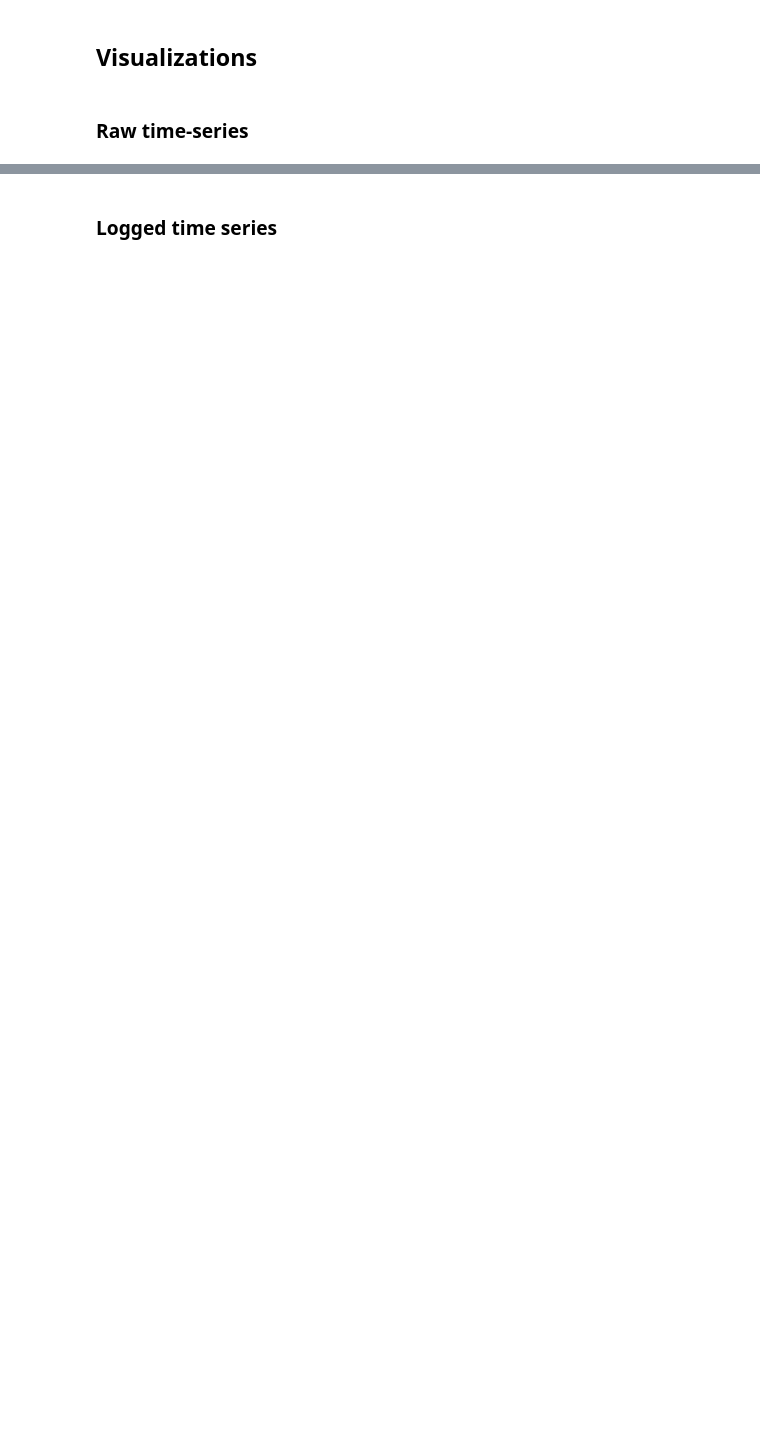
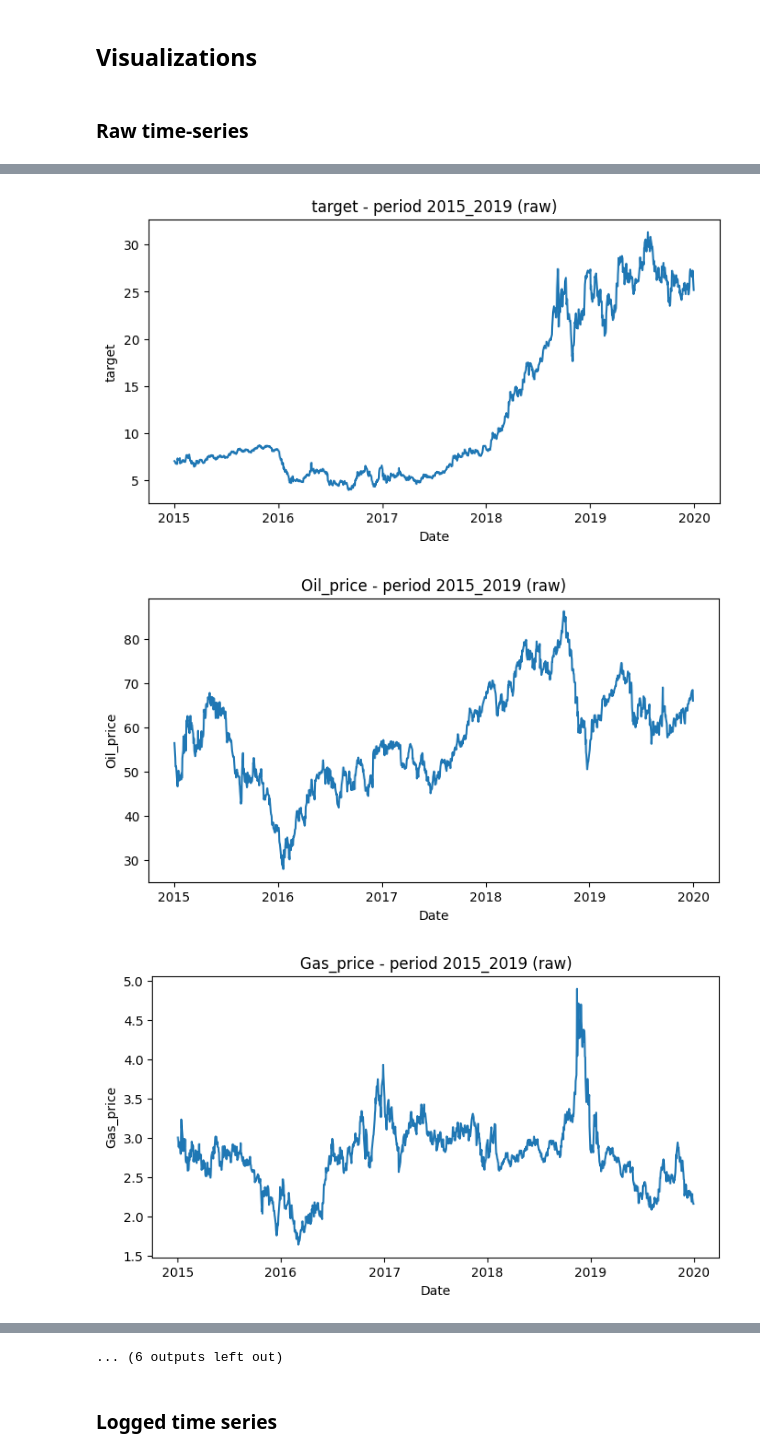
Before and after one commit to kacperskora/Research-S_i_T, a Jupyter notebook: notebooks/03_sub_periods_cointegration.ipynb, the cells around one changed output, grey strips where cells are left out. Drawn from its saved outputs; the diff is of its cells as text; code cells hidden in the pictures; blank space fills up the shorter version.

Commit message:
sub periods cointegration notebook runs in functions (easier)

```diff
--- a/notebooks/03_sub_periods_cointegration.ipynb
+++ b/notebooks/03_sub_periods_cointegration.ipynb
@@ -29,0 +32,10 @@ memory usage: 153.3 KB
+# %%
+periods = {
+    "2015_2019": ("2015-01-01", "2019-12-31"),
+    "2020_2022": ("2020-01-01", "2022-12-31"),
+    "2023_2025": ("2023-01-01", "2025-11-21"),
+}
+
+TARGET = "target"
+cols = data.columns.drop("Date").to_list()   # wszystkie kolumny poza datą (razem z target)
+print(cols)
@@ -32,15 +181,0 @@ memory usage: 153.3 KB
-# %%
-
-
-periods = {
-    "2015_2019": ("2015-01-01", "2019-12-31"),
-    "2020_2022": ("2020-01-01", "2022-12-31"),
-    "2023_2025": ("2023-01-01", "2025-11-21")
-}
-
-data_periods = {
-    name: data.loc[
-        (data['Date'] >= start) & (data['Date'] <= end)
-    ].copy()
-    for name, (start, end) in periods.items()
-}
@@ -81,4 +181,0 @@ for name, df in data_periods.items():
-# %%
-cols = data.columns.to_list()
-cols = cols[1:]
-print(cols)
@@ -86,0 +182,3 @@ print(cols)
+# %%
+data_periods = split_periods(data, periods)
+check_periods(data_periods)
@@ -113,0 +193,6 @@ for period, df in data_periods.items():
+# %%
+plot_series(data_periods, cols, kind='line', transform='raw')
+# %% [output]
+[figure, added]
+[figure, added]
+[figure, added]
@@ -114,2 +208,3 @@ for period, df in data_periods.items():
+... (6 outputs left out)
 # %% [markdown]
 ### Logged time series
```
Also changed, not shown: parts of 48 cells of this notebook.
